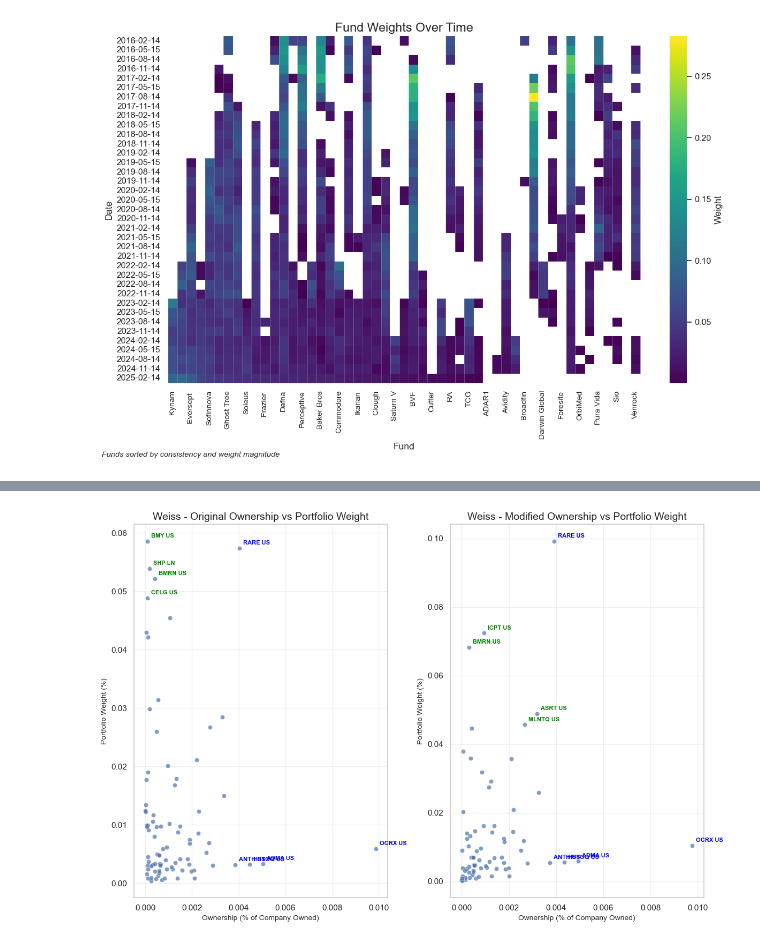
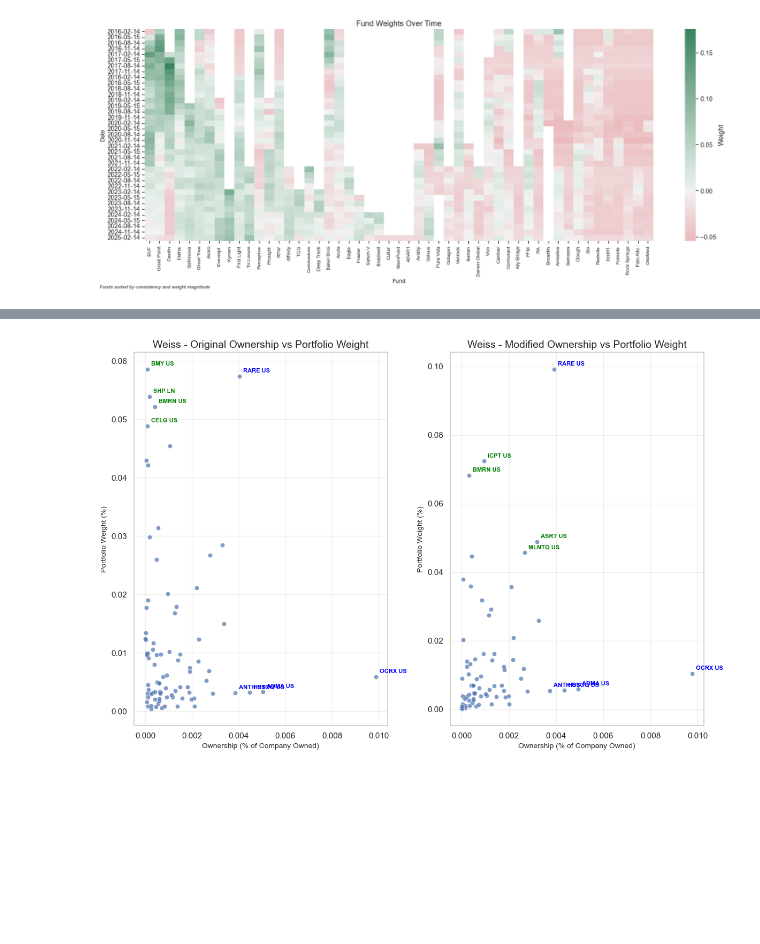
Before and after one commit to UVIMCO/Biotech-Basket, a Jupyter notebook: Basket.ipynb, the cells around one changed output, grey strips where cells are left out. Drawn from its saved outputs; the diff is of its cells as text; code cells hidden in the pictures; blank space fills up the shorter version.

```diff
--- a/Basket.ipynb
+++ b/Basket.ipynb
@@ -179,18 +527,19 @@ for date in quarter_ends_delayed:
         daily_vol = np.sqrt(np.sum(combined_perf['Weight'] * results.resid**2)/np.sum(combined_perf['Weight']))
         daily_alpha = np.sum(results.resid * combined_perf['Weight'])/np.sum(combined_perf['Weight']) + results.params.iloc[0]
 
-        quarter_daily_vol = np.std(results.resid[results.resid.index >= date - pd.Timedelta(days=90)])
-        quarter_daily_alpha = np.mean(results.resid[results.resid.index >= date - pd.Timedelta(days=90)] + results.params.iloc[0])
+        idio_perf = fund_idio_returns[fund].loc[cur_fund_perf.index]
+        weighted_idio_alpha = np.sum(idio_perf * combined_perf['Weight'])/np.sum(combined_perf['Weight'])
+        weighted_idio_vol = np.sqrt(np.sum((idio_perf-weighted_idio_alpha)**2 * combined_perf['Weight'])/np.sum(combined_perf['Weight']))
 
         # Add to our list of IR data
         all_ir_data.append({
             'date': date,
             'fund': fund,
             'ir': daily_alpha/daily_vol,
-            'daily_vol_projected': daily_vol,
-            'daily_alpha_projected': daily_alpha,
-            'quarter_daily_vol': quarter_daily_vol,
-            'quarter_daily_alpha': quarter_daily_alpha
+            'alpha': daily_alpha,
+            'idio_alpha': weighted_idio_alpha,
+            'idio_vol': weighted_idio_vol,
+            'idio_ir': weighted_idio_alpha/weighted_idio_vol
         })
 
 # Convert the list to a DataFrame
@@ -231,44 +587,51 @@ weight_pivot = ir_df.pivot(index='date', columns='fund', values='weight')
 # Replace zeros with NaN for better visualization
 weight_pivot = weight_pivot.replace(0, np.nan)
 
-most_recent_date = weight_pivot.index.max()
+# Calculate the sum of weights over all time for each fund
+fund_weight_sums = weight_pivot.sum()
 
-most_recent_weights = weight_pivot.loc[most_recent_date]
-sorted_funds = most_recent_weights.sort_values(ascending=False).index
+# Sort funds by their total weight sum over all time
+sorted_funds = fund_weight_sums.sort_values(ascending=False).index
 weight_pivot = weight_pivot[sorted_funds]
 
-# Create a better color map that makes the pattern more visible
-custom_cmap = sns.color_palette("viridis", as_cmap=True)
+# Create a diverging colormap centered at 0 with green for positive and red for negative
+custom_cmap = sns.diverging_palette(10, 145, as_cmap=True)  # Changed order to make green positive
 
-# Plot - Regular weights
-plt.figure(figsize=(12, 8))
-ax1 = sns.heatmap(weight_pivot, cmap=custom_cmap, cbar_kws={'label': 'Weight'})
+# Plot - Regular weights with increased width to show all funds
+plt.figure(figsize=(20, 8))  # Increased width from 12 to 20
+ax1 = sns.heatmap(weight_pivot, cmap=custom_cmap, center=0, cbar_kws={'label': 'Weight'})
 
 plt.title('Fund Weights Over Time', fontsize=16)
 plt.xlabel('Fund', fontsize=12)
 plt.ylabel('Date', fontsize=12)
 
-# Rotate x-axis labels for better readability
+# Rotate x-axis labels for better readability and ensure all are visible
 plt.xticks(rotation=90, fontsize=10)
+plt.tick_params(axis='x', which='major', pad=5)  # Add padding for x-axis labels
 
 # Format dates on y-axis
 date_format = plt.matplotlib.dates.DateFormatter('%Y-%m-%d')
 ax1.yaxis.set_major_formatter(date_format)
-plt.yticks(ticks=plt.yticks()[0], labels=[d.strftime('%Y-%m-%d') for d in weight_pivot.index])
+
+# Fix the yticks issue by getting the correct number of ticks
+y_locs = np.arange(len(weight_pivot.index)) + 0.5  # Center of each cell
+y_labels = [d.strftime('%Y-%m-%d') for d in weight_pivot.index]
+plt.yticks(y_locs, y_labels)
 
 # Add grid lines to make it easier to track across the chart
 ax1.grid(False)  # Turn off the default grid
 for i in range(len(sorted_funds)):
     plt.axvline(x=i, color='white', linewidth=0.5, alpha=0.3)
 
 # Add a descriptive annotation
 plt.figtext(0.01, 0.01, "Funds sorted by consistency and weight magnitude",
             fontsize=10, style='italic')
 
+# Ensure all labels are visible
 plt.tight_layout()
 plt.show()
 # %% [output]
-[figure, old version]
+[figure, new version]
 # %%
 # Get strategy returns and XBI returns
 strategy_returns = bt.get_strategy_returns(final_holdings, pd.Timestamp('2025-03-31'))
```
Also changed, not shown: parts of 32 cells of this notebook, 1 other file.
